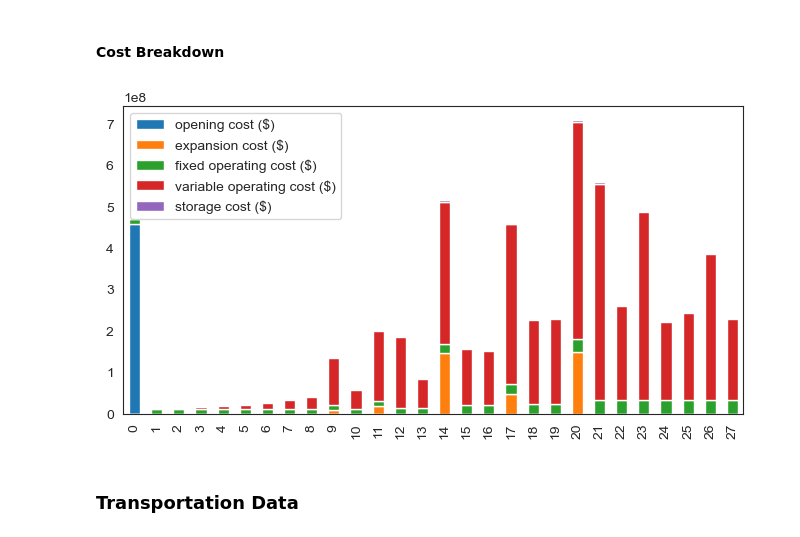
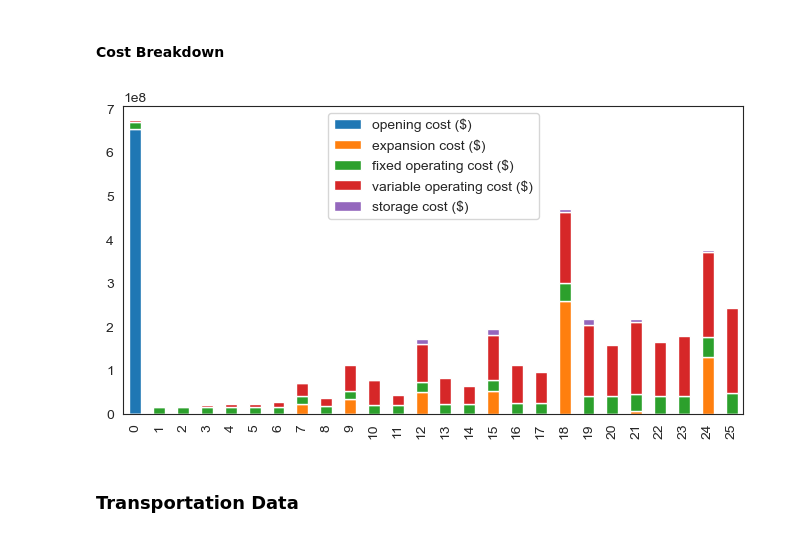
Before and after one commit to macmribo/RICE, a Jupyter notebook: 3_RELOG_simulation/3_Visualize RELOG Results.ipynb, the cells around one changed output. Drawn from its saved outputs; the diff is of its cells as text; code cells hidden in the pictures.

```diff
--- a/3_RELOG_simulation/3_Visualize RELOG Results.ipynb
+++ b/3_RELOG_simulation/3_Visualize RELOG Results.ipynb
@@ -83,17 +81,17 @@ Index(['plant type', 'location name', 'year', 'latitude (deg)',
 # %%
 columns = [
     "opening cost ($)",
     "expansion cost ($)",
     "fixed operating cost ($)",
     "variable operating cost ($)",
     "storage cost ($)",
 ]
-data = pd.read_csv(f"output/{problem}/plants.csv")
+data = pd.read_csv(f"output/{simulation}/plants.csv")
 df = data.groupby(["plant type", "year"]).sum().reset_index()
 df[columns].plot(kind="bar", stacked=True, figsize=(8, 4))
-plt.savefig(f"figures/{problem}/plant_costs_breakdown.pdf", dpi=300);
+plt.savefig(f"figures/{simulation}/plant_costs_breakdown.pdf", dpi=300);
 # %% [output]
-[figure, old version]
+[figure, new version]
 # %% [markdown]
 ### Transportation Data
 # %% [markdown]
```
Also changed, not shown: parts of 7 cells of this notebook, 56 other files.
